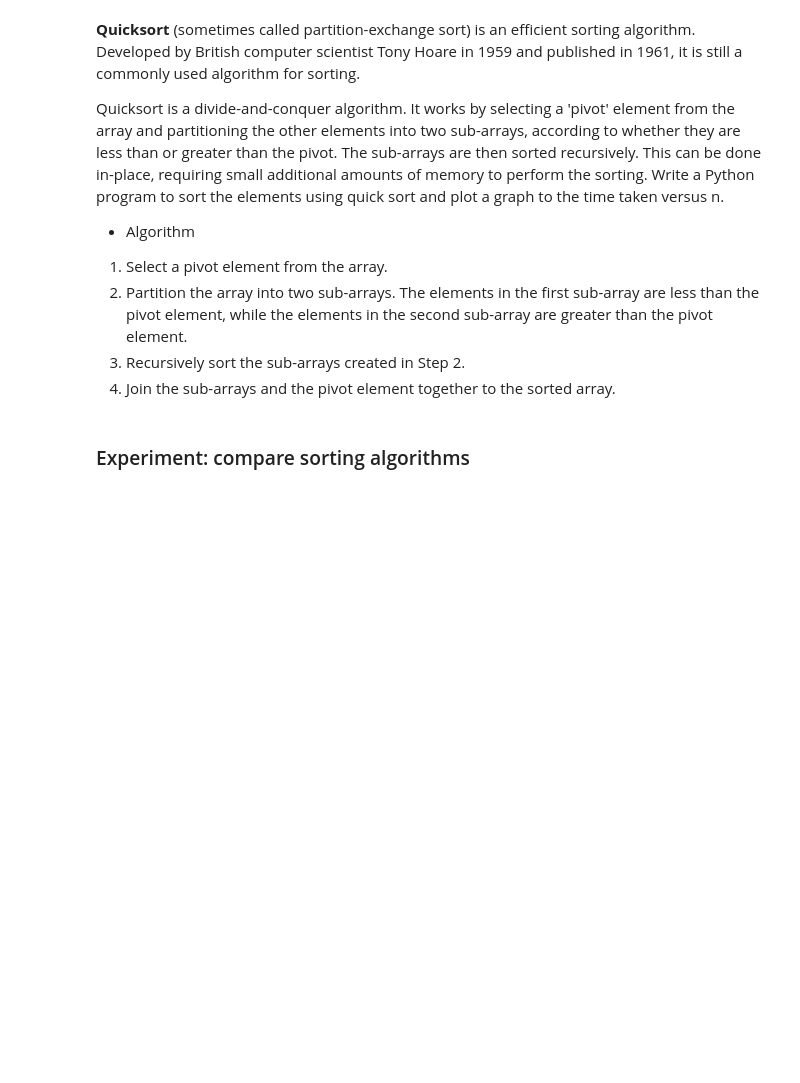
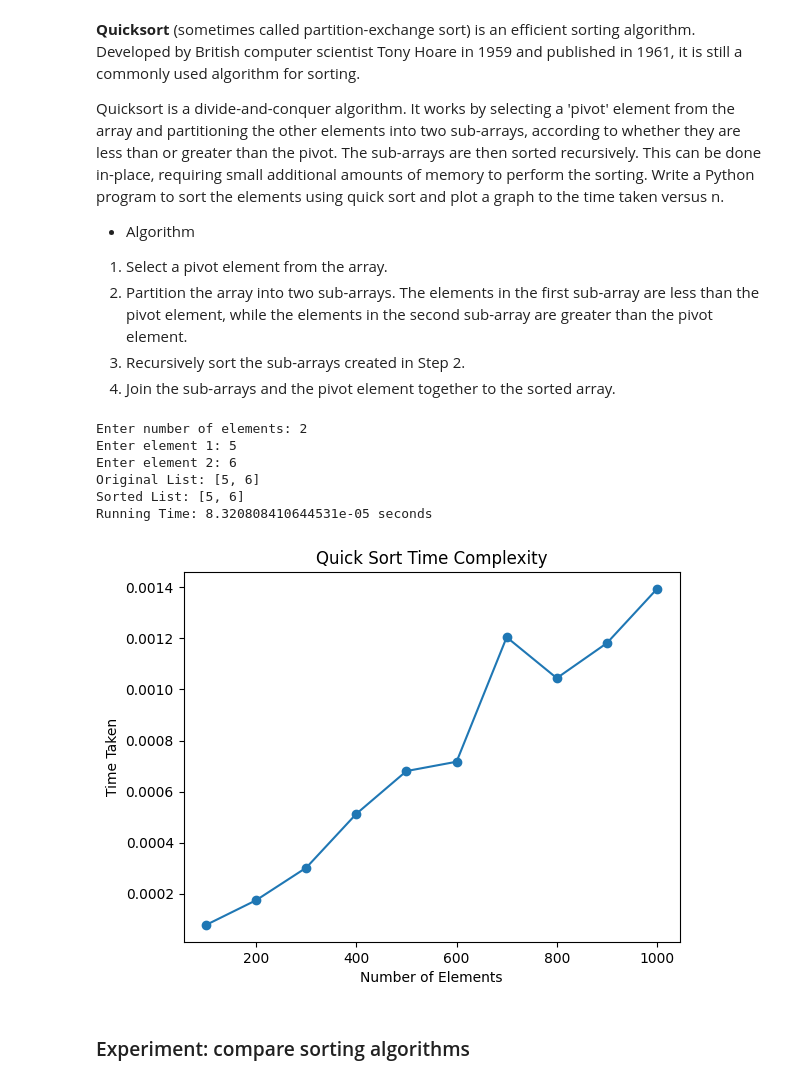
Before and after one commit to KiSa-17/APS-lab, a Jupyter notebook: Lab_5.ipynb, the cells around one changed output. Saved outputs shown, nothing was run; the diff lists cells and outputs as text; code cells hidden in the pictures; blank space fills up the shorter version.

```diff
--- a/Lab_5.ipynb
+++ b/Lab_5.ipynb
@@ -82,3 +160,70 @@ Write a Python program to sort the elements using quick sort and plot a graph to
+# %%
+#write code for above cell and compute the running time and also plot graph.
+def swap(arr, i, j):
+    arr[i], arr[j] = arr[j], arr[i]
+
+def partition(arr, low, high):
+    pivot = arr[high]
+    i = low - 1
+    for j in range(low, high):
+        if arr[j] <= pivot:
+            i += 1
+            swap(arr, i, j)
+    swap(arr, i + 1, high)
+    return i + 1
+
+def quick_sort_recursive(arr, low, high):
+    if low < high:
+        pi = partition(arr, low, high)
+        quick_sort_recursive(arr, low, pi - 1)
+        quick_sort_recursive(arr, pi + 1, high)
+
+def quick_sort(arr):
+    quick_sort_recursive(arr, 0, len(arr) - 1)
+
+
+n = int(input("Enter number of elements: "))
+numbers = []
+for i in range(n):
+    element = int(input(f"Enter element {i+1}: "))
+    numbers.append(element)
+
+print("Original List:", numbers)
+
+start_time = time.time()
+quick_sort(numbers)
+end_time = time.time()
+
+print("Sorted List:", numbers)
+print("Running Time:", end_time - start_time, "seconds")
+
+
+sizes = []
+times = []
+
+for size in range(100, 1100, 100):
+
+    test_list = [random.randint(0, size) for _ in range(size)]
+    start = time.time()
+    quick_sort(test_list)
+    end = time.time()
+
+    sizes.append(size)
+    times.append(end - start)
+
+plt.plot(sizes, times, marker='o')
+plt.xlabel("Number of Elements")
+plt.ylabel("Time Taken")
+plt.title("Quick Sort Time Complexity")
+plt.show()
+# %% [output]
+Enter number of elements: 2
+Enter element 1: 5
+Enter element 2: 6
+Original List: [5, 6]
+Sorted List: [5, 6]
+Running Time: 8.320808410644531e-05 seconds
+[figure, added]
 # %% [markdown]
 ### Experiment: compare sorting algorithms
 # %%
```
Also changed, not shown: parts of 9 cells of this notebook.
